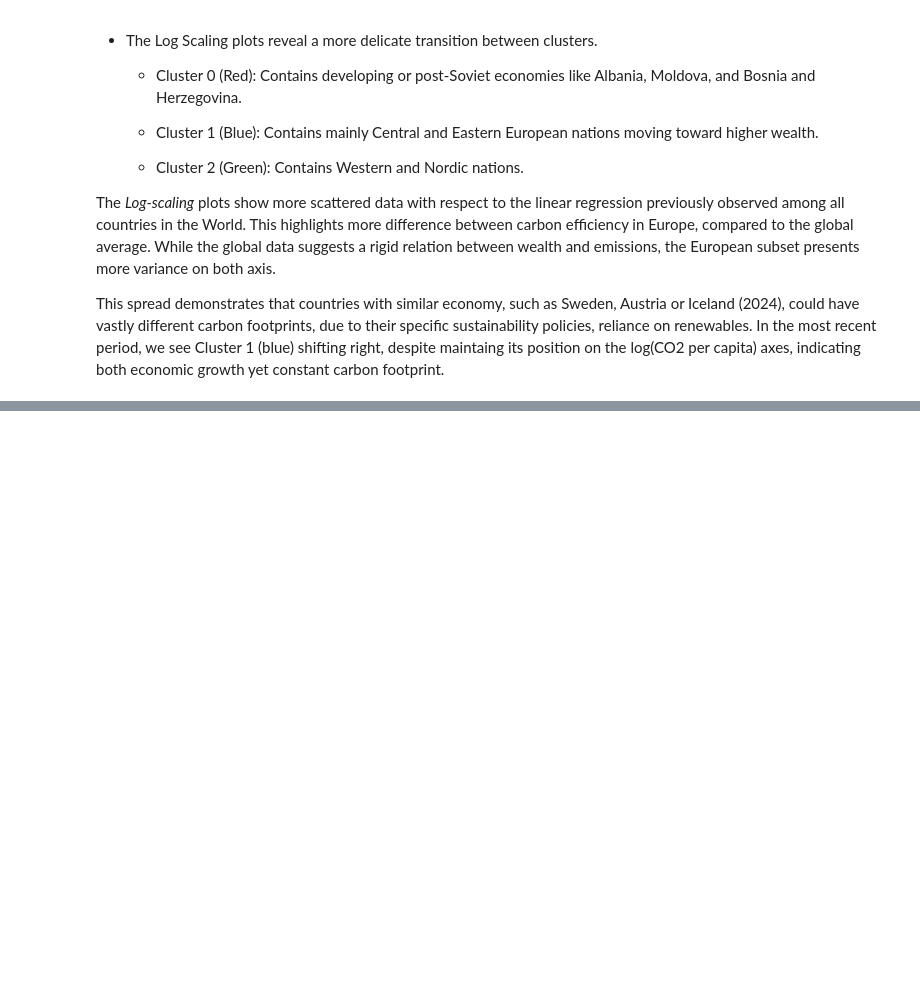
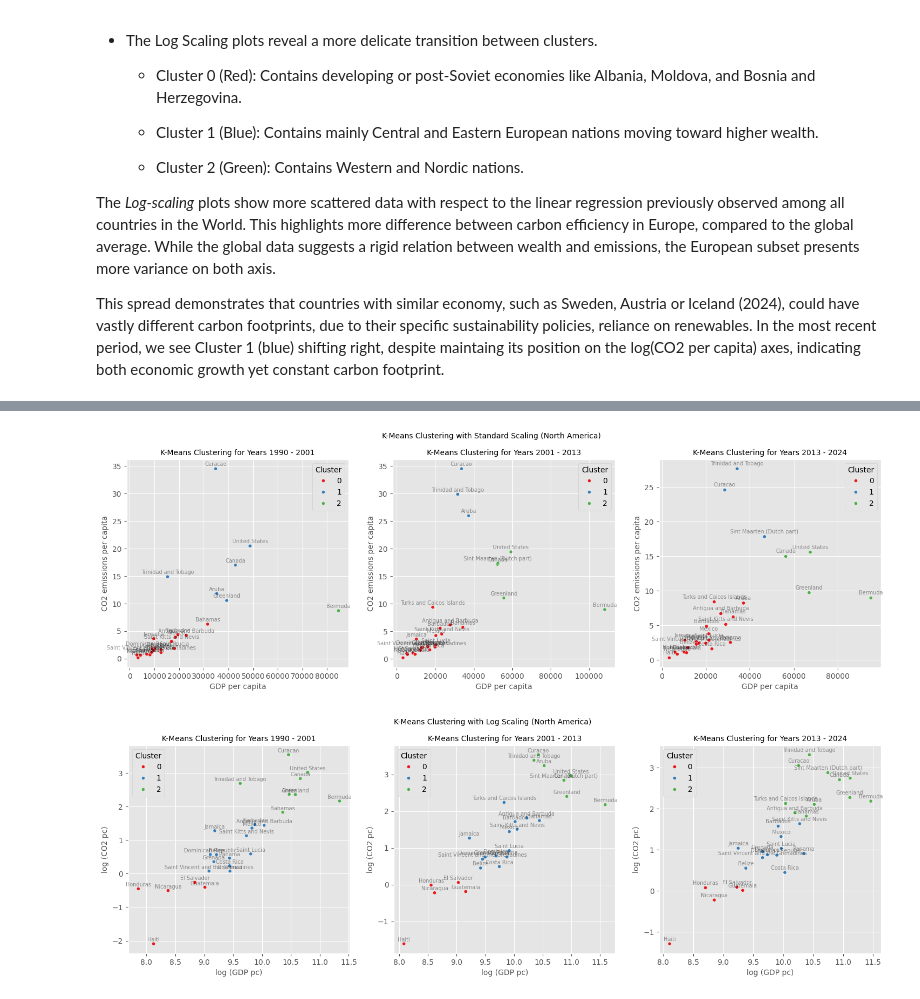
Before and after one commit to martinadep/co2_emissions_data_mining, a Jupyter notebook: notebooks/2_K-Means.ipynb, the cells around one changed output, grey strips where cells are left out. Cells and saved outputs as stored; diff of their text form; code cells hidden in the pictures; blank space fills up the shorter version.

```diff
--- a/notebooks/2_K-Means.ipynb
+++ b/notebooks/2_K-Means.ipynb
@@ -436,0 +460,5 @@ In the most recent period, we see Cluster 1 (blue) shifting right, despite maint
+# %%
+kmeans_cluster_continent('North America', num_clusters=3)
+# %% [output]
+[figure, added]
+[figure, added]
```
Also changed, not shown: parts of 22 cells of this notebook, 20 other files.
